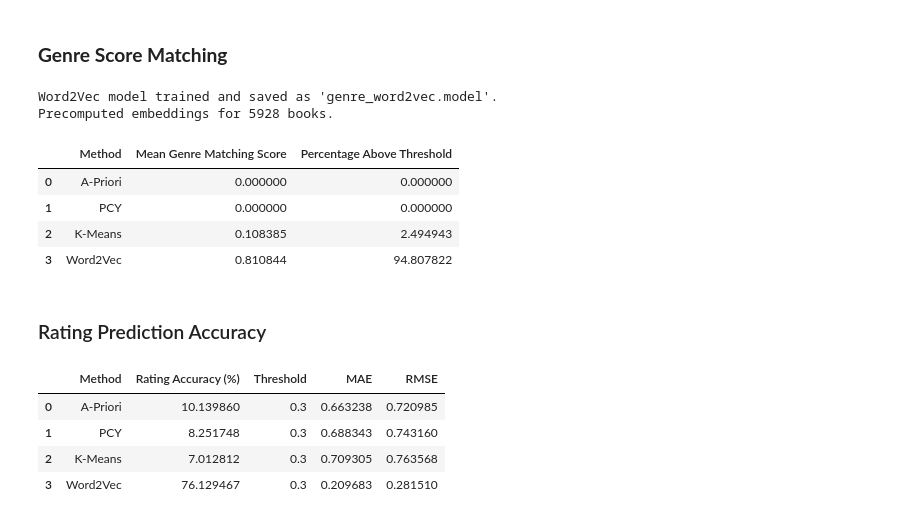
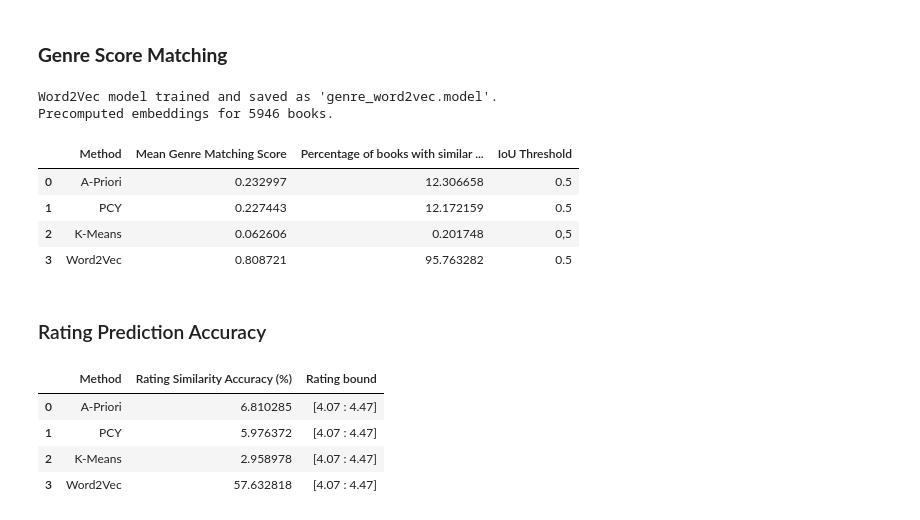
Before and after one commit to albert-moller/BookRecommender, a Jupyter notebook: recommendation_system.ipynb, the cells around one changed output. Drawn from its saved outputs; the diff is of its cells as text; code cells hidden in the pictures.

```diff
--- a/recommendation_system.ipynb
+++ b/recommendation_system.ipynb
@@ -1407,22 +1406,22 @@ sampled_data = test_data.copy()
 
 # GMS for A-Apriori
 recommend_with_frequent_itemsets(apriori_rules, sampled_data, "A-Priori")
-apriori_score = compute_gms(sampled_data, train_data, "A-Priori Recommendations")
+apriori_score = compute_gms(sampled_data, cleaned_df, "A-Priori Recommendations")
 
 
 # GMS for PCY
 recommend_with_frequent_itemsets(pcy_rules, sampled_data, "PCY")
-pcy_score = compute_gms(sampled_data, train_data, "PCY Recommendations")
+pcy_score = compute_gms(sampled_data, cleaned_df, "PCY Recommendations")
 
 
 # GMS for K-Means
 recommend_with_clustering(train_data, sampled_data, "K-Means")
-kmeans_score = compute_gms(sampled_data, train_data, "K-Means Recommendations")
+kmeans_score = compute_gms(sampled_data, cleaned_df, "K-Means Recommendations")
 
 
 # GMS for word2vec
 recommend_with_word2vec(train_data, sampled_data)
-word2vec_score = compute_gms(sampled_data, train_data, "Word2Vec Recommendations")
+word2vec_score = compute_gms(sampled_data, cleaned_df, "Word2Vec Recommendations")
 
 # Store data
 data = {
@@ -1433,26 +1432,26 @@ data = {
         kmeans_score["mean_gms"],
         word2vec_score["mean_gms"],
     ],
-    "Percentage Above Threshold": [
+    "Percentage of books with similar genres": [
         apriori_score["threshold"],
         pcy_score["threshold"],
         kmeans_score["threshold"],
         word2vec_score["threshold"],
     ],
+    "IoU Threshold": ["0.5", "0.5", "0,5", "0.5"],
 }
 
 # Display as pandas dataframe
-
 results = pd.DataFrame(data)
 results.head()
 # %% [output]
 Word2Vec model trained and saved as 'genre_word2vec.model'.
-Precomputed embeddings for 5928 books.
+Precomputed embeddings for 5946 books.
-|  | Method | Mean Genre Matching Score | Percentage Above Threshold |
-| 0 | A-Priori | 0.000000 | 0.000000 |
-| 1 | PCY | 0.000000 | 0.000000 |
-| 2 | K-Means | 0.108385 | 2.494943 |
-| 3 | Word2Vec | 0.810844 | 94.807822 |
+|  | Method | Mean Genre Matching Score | Percentage of books with similar ... | IoU Threshold |
+| 0 | A-Priori | 0.232997 | 12.306658 | 0.5 |
+| 1 | PCY | 0.227443 | 12.172159 | 0.5 |
+| 2 | K-Means | 0.062606 | 0.201748 | 0,5 |
+| 3 | Word2Vec | 0.808721 | 95.763282 | 0.5 |
 # %% [markdown]
 ### Rating Prediction Accuracy
 # %%
@@ -1507,43 +1491,31 @@ def compute_rating_accuracy(sampled_data, original_data, rec_column, threshold=0
     }
 # %%
-apriori_rating_accuracy = compute_rating_accuracy(sampled_data, train_data, "A-Priori Recommendations")
-pcy_rating_accuracy = compute_rating_accuracy(sampled_data, train_data, "PCY Recommendations")
-kmeans_rating_accuracy = compute_rating_accuracy(sampled_data, train_data, "K-Means Recommendations")
-word2vec_rating_accuracy = compute_rating_accuracy(sampled_data, train_data, "Word2Vec Recommendations")
+apriori_rating_accuracy = compute_rating_accuracy(sampled_data, cleaned_df, "A-Priori Recommendations")
+pcy_rating_accuracy = compute_rating_accuracy(sampled_data, cleaned_df, "PCY Recommendations")
+kmeans_rating_accuracy = compute_rating_accuracy(sampled_data, cleaned_df, "K-Means Recommendations")
+word2vec_rating_accuracy = compute_rating_accuracy(sampled_data, cleaned_df, "Word2Vec Recommendations")
 
 rating_accuracy_results = {
     "Method": ["A-Priori", "PCY", "K-Means", "Word2Vec"],
-    "Rating Accuracy (%)": [
+    " Rating Similarity Accuracy (%)": [
         apriori_rating_accuracy["rating_acc"],
         pcy_rating_accuracy["rating_acc"],
         kmeans_rating_accuracy["rating_acc"],
         word2vec_rating_accuracy["rating_acc"],
     ],
-    "Threshold": [
-        apriori_rating_accuracy["threshold"],
-        pcy_rating_accuracy["threshold"],
-        kmeans_rating_accuracy["threshold"],
-        word2vec_rating_accuracy["threshold"],
-    ],
-    "MAE": [
-        apriori_rating_accuracy["MAE"],
-        pcy_rating_accuracy["MAE"],
-        kmeans_rating_accuracy["MAE"],
-        word2vec_rating_accuracy["MAE"],
-    ],
-    "RMSE": [
-        apriori_rating_accuracy["RMSE"],
-        pcy_rating_accuracy["RMSE"],
-        kmeans_rating_accuracy["RMSE"],
-        word2vec_rating_accuracy["RMSE"],
+    "Rating bound": [
+        apriori_rating_accuracy["bound"],
+        pcy_rating_accuracy["bound"],
+        kmeans_rating_accuracy["bound"],
+        word2vec_rating_accuracy["bound"],
     ],
 }
 
 rating_accuracy_results = pd.DataFrame(rating_accuracy_results)
 rating_accuracy_results.head()
 # %% [output]
-|  | Method | Rating Accuracy (%) | Threshold | MAE | RMSE |
-| 0 | A-Priori | 10.139860 | 0.3 | 0.663238 | 0.720985 |
-| 1 | PCY | 8.251748 | 0.3 | 0.688343 | 0.743160 |
-| 2 | K-Means | 7.012812 | 0.3 | 0.709305 | 0.763568 |
-| 3 | Word2Vec | 76.129467 | 0.3 | 0.209683 | 0.281510 |
+|  | Method | Rating Similarity Accuracy (%) | Rating bound |
+| 0 | A-Priori | 6.810285 | [4.07 : 4.47] |
+| 1 | PCY | 5.976372 | [4.07 : 4.47] |
+| 2 | K-Means | 2.958978 | [4.07 : 4.47] |
+| 3 | Word2Vec | 57.632818 | [4.07 : 4.47] |
```
Also changed, not shown: parts of 16 cells of this notebook.
